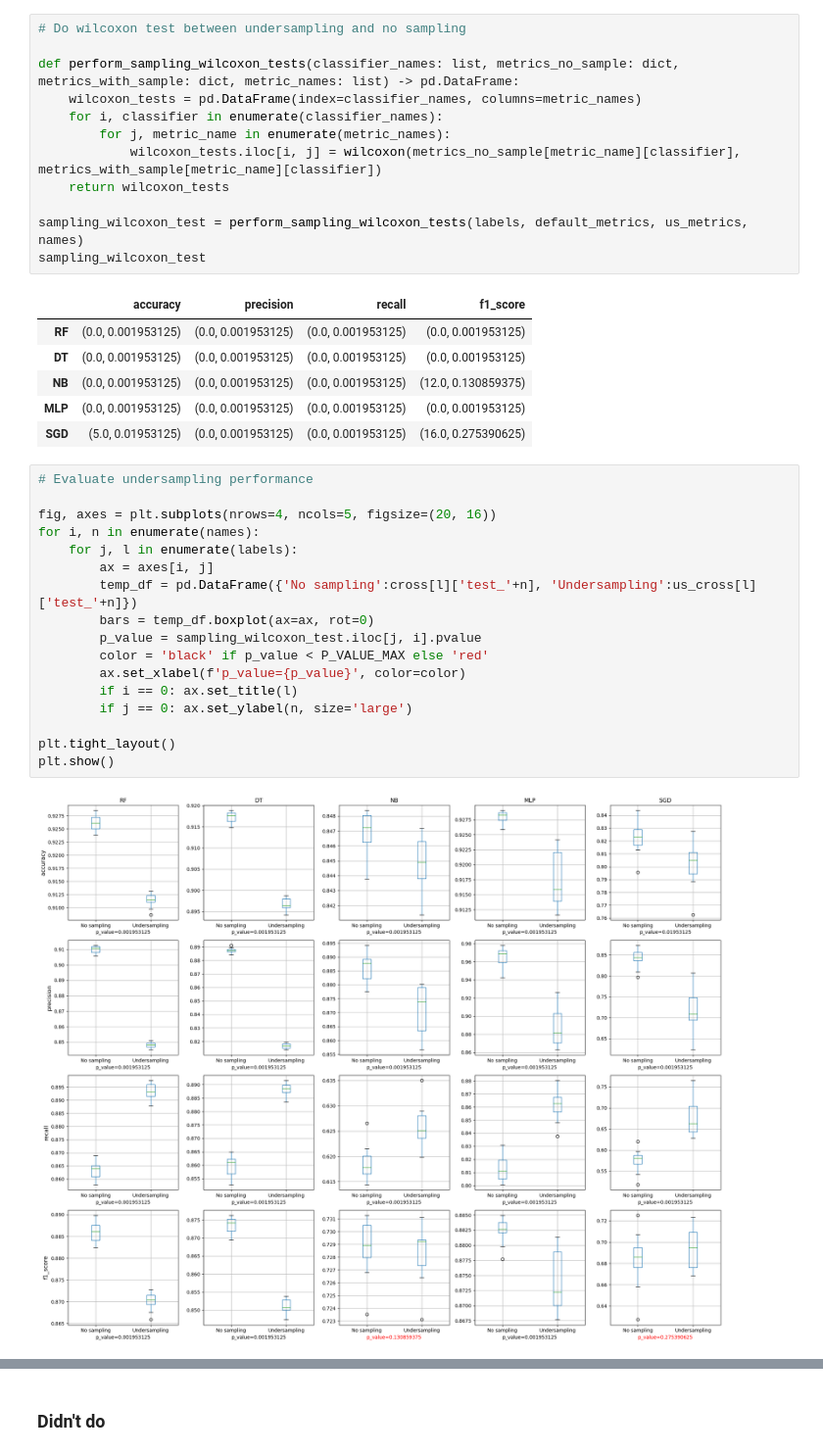
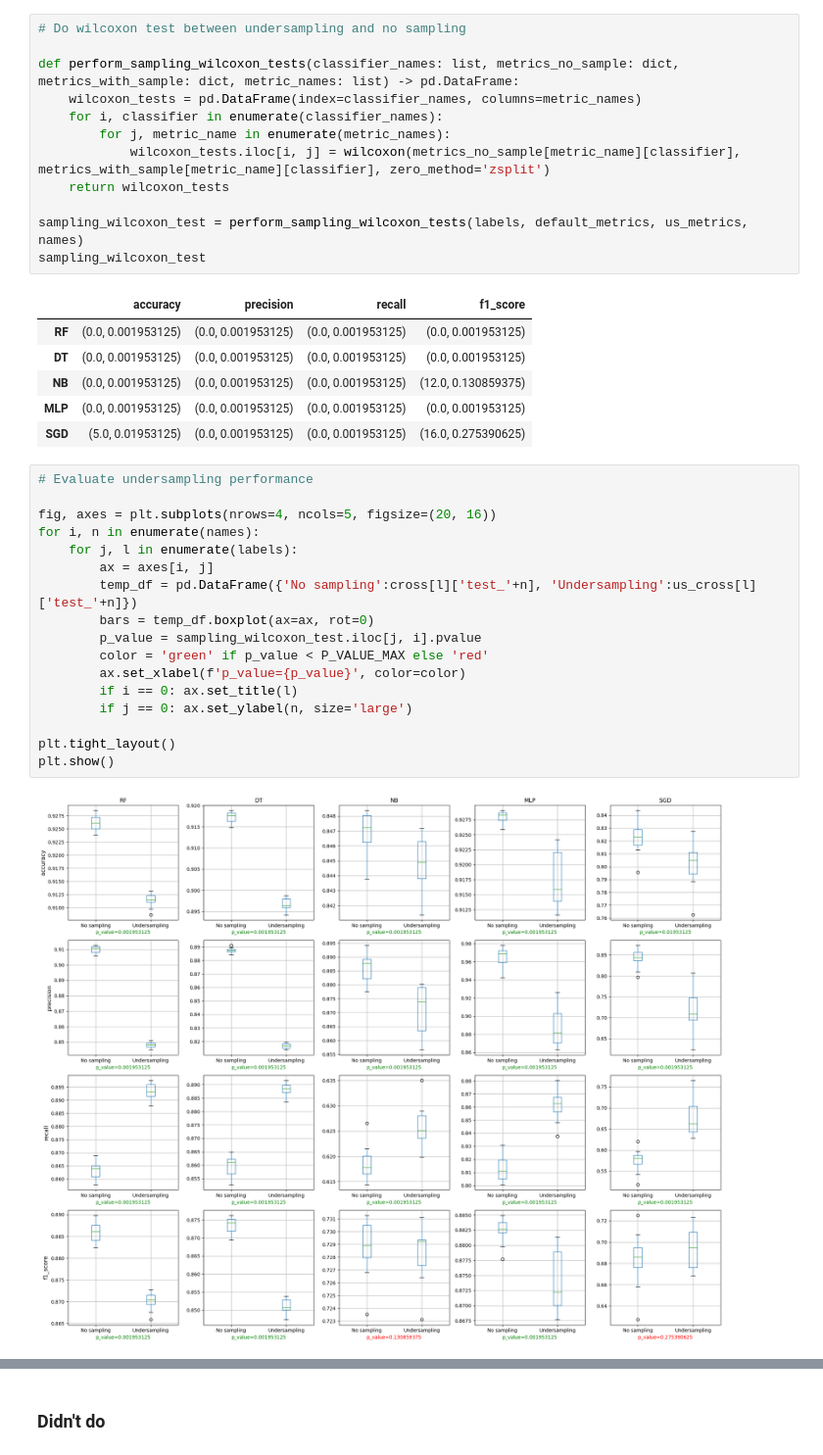
Before and after one commit to Metalcape/url-classifier, a Jupyter notebook: url-classifier.ipynb, the cells around one changed output, grey strips where cells are left out. Shown at 98% size. Drawn from its saved outputs; the diff is of its cells as text.

```diff
--- a/url-classifier.ipynb
+++ b/url-classifier.ipynb
@@ -938,7 +938,7 @@ def perform_sampling_wilcoxon_tests(classifier_names: list, metrics_no_sample: d
     wilcoxon_tests = pd.DataFrame(index=classifier_names, columns=metric_names)
     for i, classifier in enumerate(classifier_names):
         for j, metric_name in enumerate(metric_names):
-            wilcoxon_tests.iloc[i, j] = wilcoxon(metrics_no_sample[metric_name][classifier], metrics_with_sample[metric_name][classifier])
+            wilcoxon_tests.iloc[i, j] = wilcoxon(metrics_no_sample[metric_name][classifier], metrics_with_sample[metric_name][classifier], zero_method='zsplit')
     return wilcoxon_tests
 
 sampling_wilcoxon_test = perform_sampling_wilcoxon_tests(labels, default_metrics, us_metrics, names)
@@ -953,21 +953,21 @@ sampling_wilcoxon_test
 # %%
 # Evaluate undersampling performance
 
 fig, axes = plt.subplots(nrows=4, ncols=5, figsize=(20, 16))
 for i, n in enumerate(names):
     for j, l in enumerate(labels):
         ax = axes[i, j]
         temp_df = pd.DataFrame({'No sampling':cross[l]['test_'+n], 'Undersampling':us_cross[l]['test_'+n]})
         bars = temp_df.boxplot(ax=ax, rot=0)
         p_value = sampling_wilcoxon_test.iloc[j, i].pvalue
-        color = 'black' if p_value < P_VALUE_MAX else 'red'
+        color = 'green' if p_value < P_VALUE_MAX else 'red'
         ax.set_xlabel(f'p_value={p_value}', color=color)
         if i == 0: ax.set_title(l)
         if j == 0: ax.set_ylabel(n, size='large')
 
 plt.tight_layout()
 plt.show()
 # %% [output]
-[figure, old version]
+[figure, new version]
 # %%
 # Do wilcoxon test for multiclass between sampling and no sampling
```
Also changed, not shown: parts of 6 cells of this notebook.
